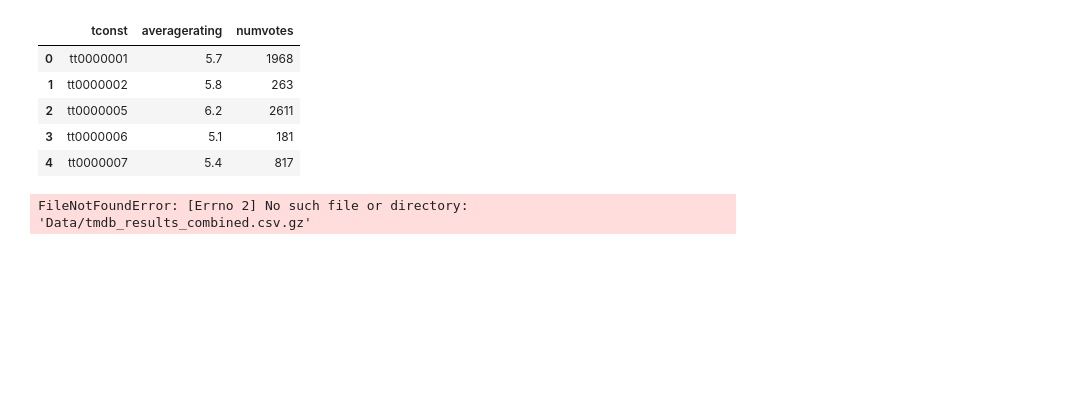
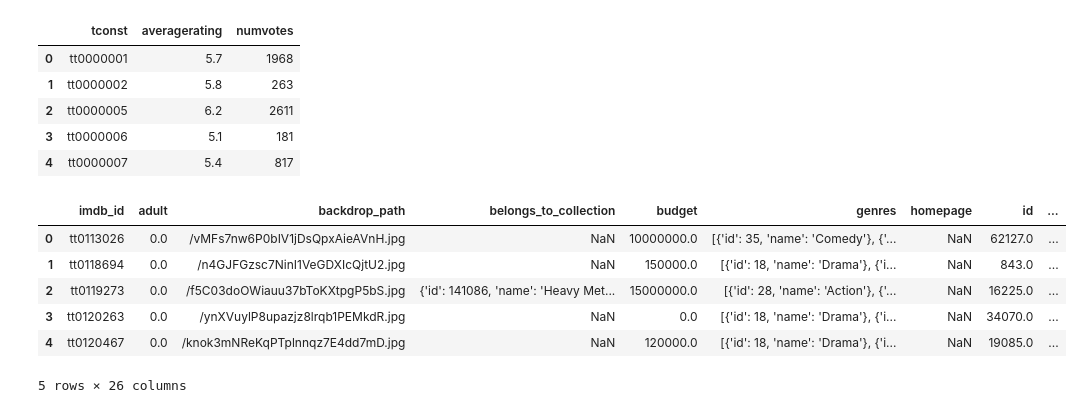
Before and after one commit to pmontecinos23/IMDb-Enrichment, a Jupyter notebook: Untitled.ipynb, the cells around one changed output. Saved outputs shown, nothing was run; the diff lists cells and outputs as text; code cells hidden in the pictures; blank space fills up the shorter version.

```diff
--- a/Untitled.ipynb
+++ b/Untitled.ipynb
@@ -40,7 +115,13 @@ ratings.head()
 | 4 | tt0000007 | 5.4 | 817 |
 # %%
 # ratings df
-tmdb = pd.read_csv('Data/tmdb_results_combined.csv.gz')
+tmdb = pd.read_csv('tmdb_results_combined.csv.gz')
 tmdb.head()
 # %% [output]
+|  | imdb_id | adult | backdrop_path | belongs_to_collection | budget | genres | homepage | id | ... |
+| 0 | tt0113026 | 0.0 | /vMFs7nw6P0bIV1jDsQpxAieAVnH.jpg | NaN | 10000000.0 | [{'id': 35, 'name': 'Comedy'}, {'... | NaN | 62127.0 | ... |
+| 1 | tt0118694 | 0.0 | /n4GJFGzsc7NinI1VeGDXIcQjtU2.jpg | NaN | 150000.0 | [{'id': 18, 'name': 'Drama'}, {'i... | NaN | 843.0 | ... |
+| 2 | tt0119273 | 0.0 | /f5C03doOWiauu37bToKXtpgP5bS.jpg | {'id': 141086, 'name': 'Heavy Met... | 15000000.0 | [{'id': 28, 'name': 'Action'}, {'... | NaN | 16225.0 | ... |
+| 3 | tt0120263 | 0.0 | /ynXVuylP8upazjz8lrqb1PEMkdR.jpg | NaN | 0.0 | [{'id': 18, 'name': 'Drama'}, {'i... | NaN | 34070.0 | ... |
+| 4 | tt0120467 | 0.0 | /knok3mNReKqPTplnnqz7E4dd7mD.jpg | NaN | 120000.0 | [{'id': 18, 'name': 'Drama'}, {'i... | NaN | 19085.0 | ... |
-FileNotFoundError: [Errno 2] No such file or directory: 'Data/tmdb_results_combined.csv.gz'
+5 rows × 26 columns
```
Also changed, not shown: parts of 7 cells of this notebook.
